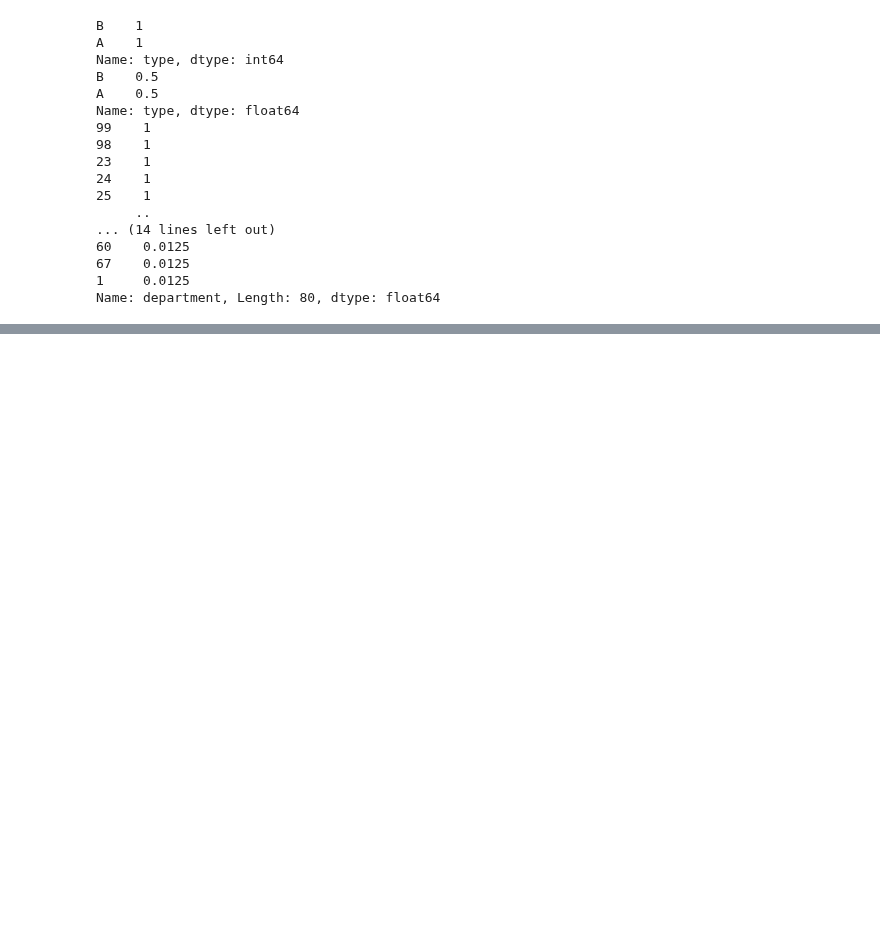
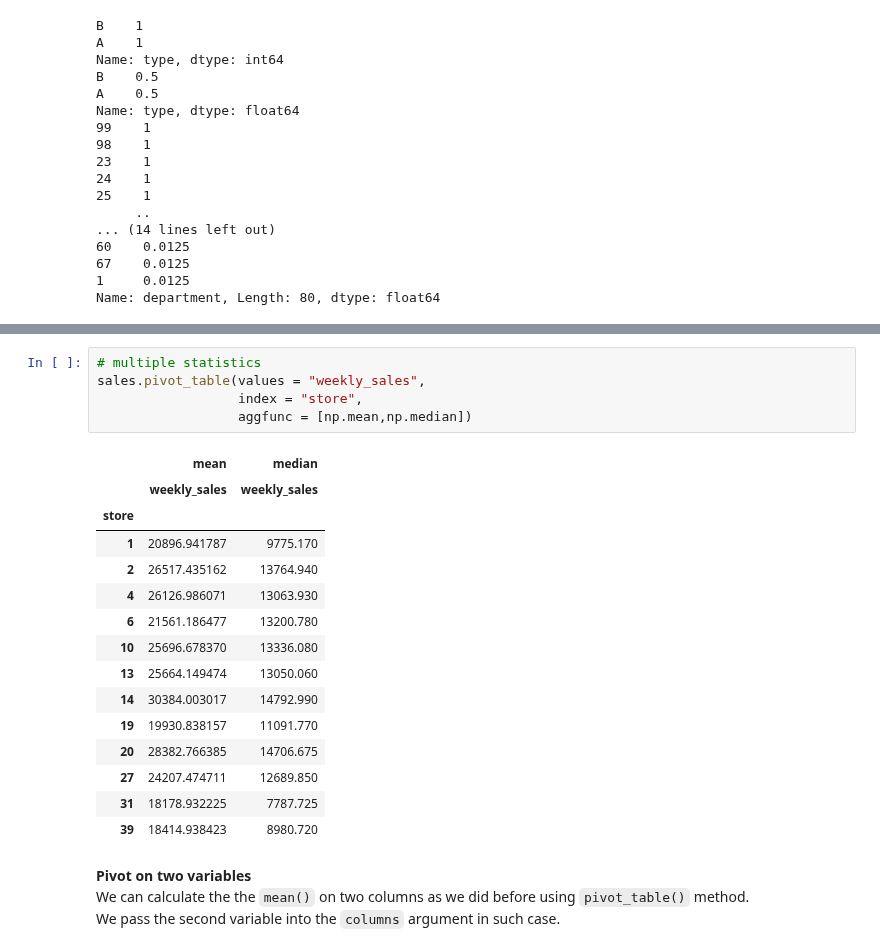
Before and after one commit to flyin01/dc, a Jupyter notebook: data_manipulation_w_pandas.ipynb, the cells around one changed output, grey strips where cells are left out. Cells and saved outputs as stored; diff of their text form; blank space fills up the shorter version.

```diff
--- a/data_manipulation_w_pandas.ipynb
+++ b/data_manipulation_w_pandas.ipynb
@@ -793,0 +1032,25 @@ TBD
+# %%
+# multiple statistics
+sales.pivot_table(values = "weekly_sales",
+                  index = "store",
+                  aggfunc = [np.mean,np.median])
+# %% [output]
+|  | mean | median |
+|  | weekly_sales | weekly_sales |
+| store |  |  |
+| 1 | 20896.941787 | 9775.170 |
+| 2 | 26517.435162 | 13764.940 |
+| 4 | 26126.986071 | 13063.930 |
+| 6 | 21561.186477 | 13200.780 |
+| 10 | 25696.678370 | 13336.080 |
+| 13 | 25664.149474 | 13050.060 |
+| 14 | 30384.003017 | 14792.990 |
+| 19 | 19930.838157 | 11091.770 |
+| 20 | 28382.766385 | 14706.675 |
+| 27 | 24207.474711 | 12689.850 |
+| 31 | 18178.932225 | 7787.725 |
+| 39 | 18414.938423 | 8980.720 |
+# %% [markdown]
+**Pivot on two variables**
+We can calculate the the `mean()` on two columns as we did before using `pivot_table()` method.
+We pass the second variable into the `columns` argument in such case.
```
Also changed, not shown: parts of 36 cells of this notebook.
